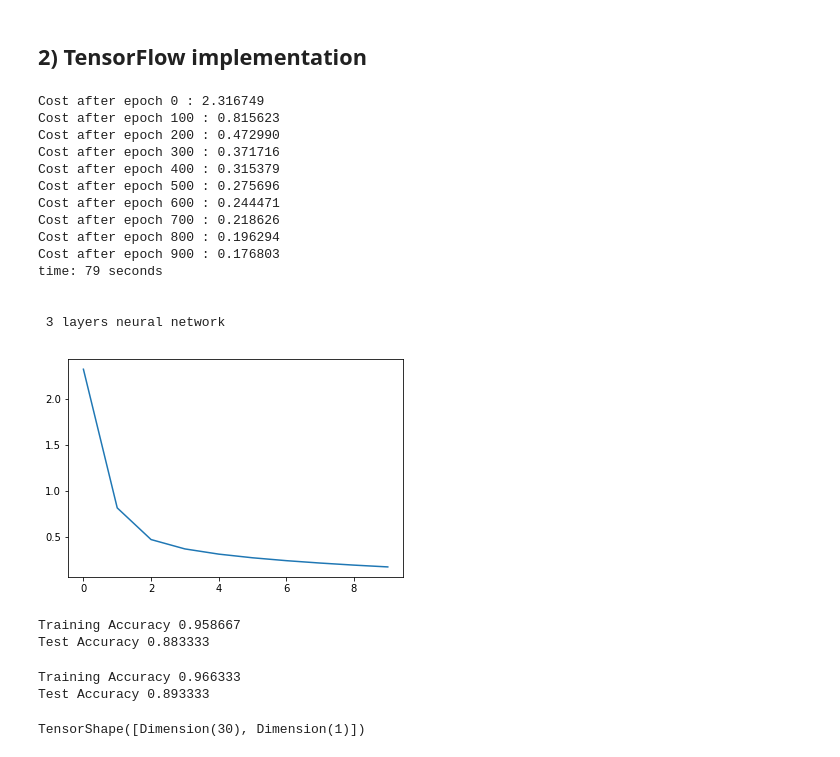
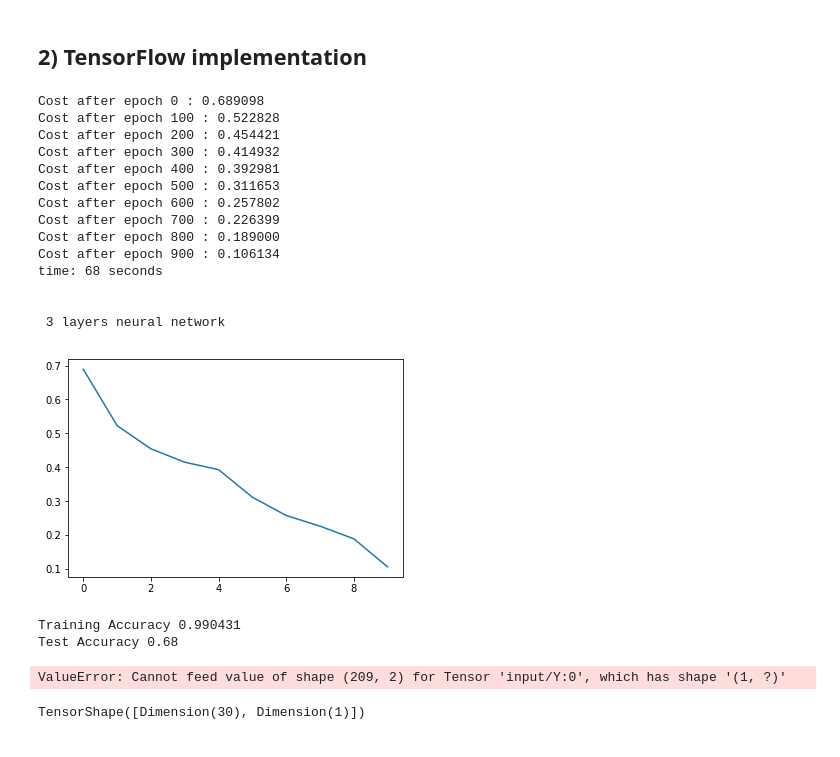
Before and after one commit to Bertoni9/MNIST-Project, a Jupyter notebook: notebook.ipynb, the cells around one changed output. Drawn from its saved outputs; the diff is of its cells as text; code cells hidden in the pictures.

Commit message:
one hot for binary

```diff
--- a/notebook.ipynb
+++ b/notebook.ipynb
@@ -45,7 +45,7 @@ Multi-Class Dataset: MNIST
 # Controller
 
 # A) Dataset Selection: 1 for "Binary Cat dataset"     2 for "MNIST Dataset"
-dataset = 2
+dataset = 1
 n_train = 3000
 n_test = 300
 
@@ -55,7 +55,8 @@ L2 = 20
 hidden_layers = [L1, L2] #Number of units in the hidden layers
 
 # C) Hyperparameter selection
-alpha = 0.05
+alpha = 0.0075 #good for dataset 1
+# alpha = 0.05 #good for dataset 2
 n_epochs = 1000
 
 #%% 1) Image loading and Parameters Initialization
@@ -187,6 +191,13 @@ def tf_compute_cost(Z,Y):
             logits = Z, labels = Y, name = 'Cost'))
     return cost
 # %%
+#Temporary binary correction for tf. (needs to become standard for numpy as well)
+if ny == 1:
+    ny = 2
+    Y_train = np.eye(ny)[Y_train.reshape(-1)].T
+    Y_test = np.eye(ny)[Y_test.reshape(-1)].T
+    assert(Y_train.shape == (ny,m))
+
 start = time.time()
 # Parameters training
 tf.reset_default_graph()
@@ -201,48 +212,50 @@ init = tf.global_variables_initializer()
 with tf.Session().as_default() as sess:
     sess.run(init)
     writer = tf.summary.FileWriter('./graphs', sess.graph)
     # (tensorboard --logdir="./graphs")
     ep_cost = 0
     for epoch in range(n_epochs):
         _, ep_cost = sess.run([optimizer, cost],feed_dict = {X:X_train, Y:Y_train})
 
         if epoch % 100 == 0:
             print("Cost after epoch %i : %f" %(epoch, ep_cost))
             costs.append(ep_cost)
 
 end = time.time()
 print("time: " + str(int(end-start))+" seconds \n")
 print("\n %i layers neural network" %(len(hidden_layers)+1))
 plt.figure(2)
 plt.plot(np.squeeze(costs))
 plt.show()
 
 with sess.as_default():
     correct_prediction =  tf.equal(tf.argmax(Z3), tf.argmax(Y))
     accuracy = tf.reduce_mean(tf.cast(correct_prediction, "float"))
     print("Training Accuracy", accuracy.eval({X:X_train, Y:Y_train}))
     print("Test Accuracy", accuracy.eval({X:X_test, Y:Y_test}))
 
     trained_params = sess.run(params) #it returns numpy array
 # %% [output]
-Cost after epoch 0 : 2.316749
-Cost after epoch 100 : 0.815623
-Cost after epoch 200 : 0.472990
-Cost after epoch 300 : 0.371716
-Cost after epoch 400 : 0.315379
-Cost after epoch 500 : 0.275696
-Cost after epoch 600 : 0.244471
-Cost after epoch 700 : 0.218626
-Cost after epoch 800 : 0.196294
-Cost after epoch 900 : 0.176803
-time: 79 seconds
+Cost after epoch 0 : 0.689098
+Cost after epoch 100 : 0.522828
+Cost after epoch 200 : 0.454421
+Cost after epoch 300 : 0.414932
+Cost after epoch 400 : 0.392981
+Cost after epoch 500 : 0.311653
+Cost after epoch 600 : 0.257802
+Cost after epoch 700 : 0.226399
+Cost after epoch 800 : 0.189000
+Cost after epoch 900 : 0.106134
+time: 68 seconds
 
 
  3 layers neural network
-[figure, old version]
+[figure, new version]
-Training Accuracy 0.958667
-Test Accuracy 0.883333
+Training Accuracy 0.990431
+Test Accuracy 0.68
 # %%
+Y_train = np.eye(2)[Y_train.reshape(-1)]
+Y_test = np.eye(2)[Y_test.reshape(-1)]
 with sess.as_default():
     correct_prediction =  tf.equal(tf.argmax(Z3), tf.argmax(Y))
     accuracy = tf.reduce_mean(tf.cast(correct_prediction, "float"))
@@ -251,8 +264,7 @@ with sess.as_default():
 
     trained_params = sess.run(params) #it returns numpy array
 # %% [output]
-Training Accuracy 0.966333
-Test Accuracy 0.893333
+ValueError: Cannot feed value of shape (209, 2) for Tensor 'input/Y:0', which has shape '(1, ?)'
 # %%
 params["W1"].shape
 # %% [output]
```
Also changed, not shown: parts of 2 cells of this notebook.
